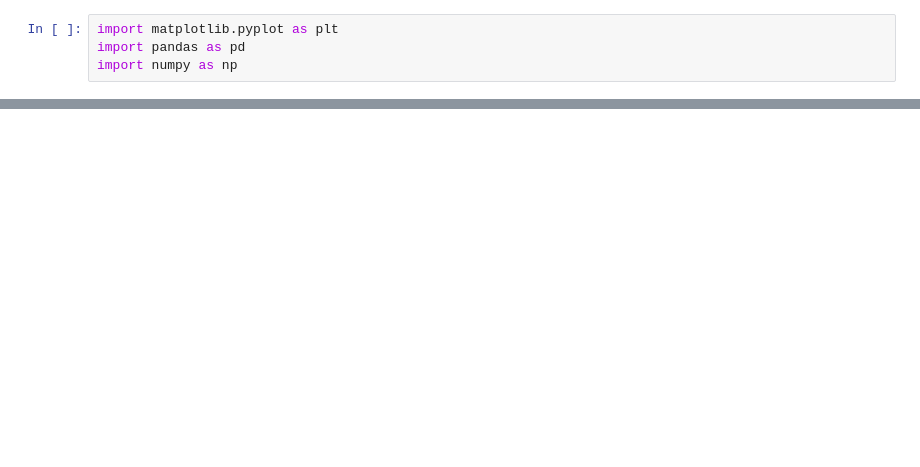
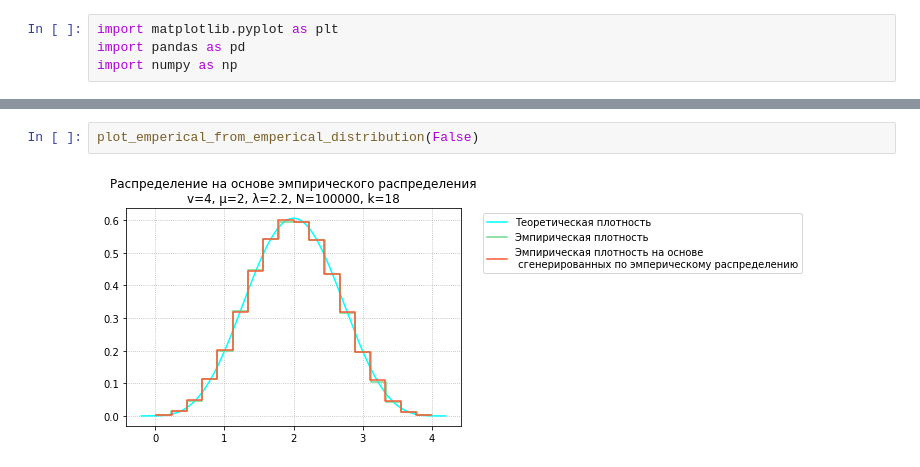
Before and after one commit to drhouma/oop, a Jupyter notebook: plot.ipynb, the cells around one changed output, grey strips where cells are left out. Drawn from its saved outputs; the diff is of its cells as text; blank space fills up the shorter version.

```diff
--- a/plot.ipynb
+++ b/plot.ipynb
@@ -88,0 +132,4 @@ plt.title('Генерация случайных величин на основ
+# %%
+plot_emperical_from_emperical_distribution(False)
+# %% [output]
+[figure, added]
```
Also changed, not shown: parts of 9 cells of this notebook, 6 other files.
